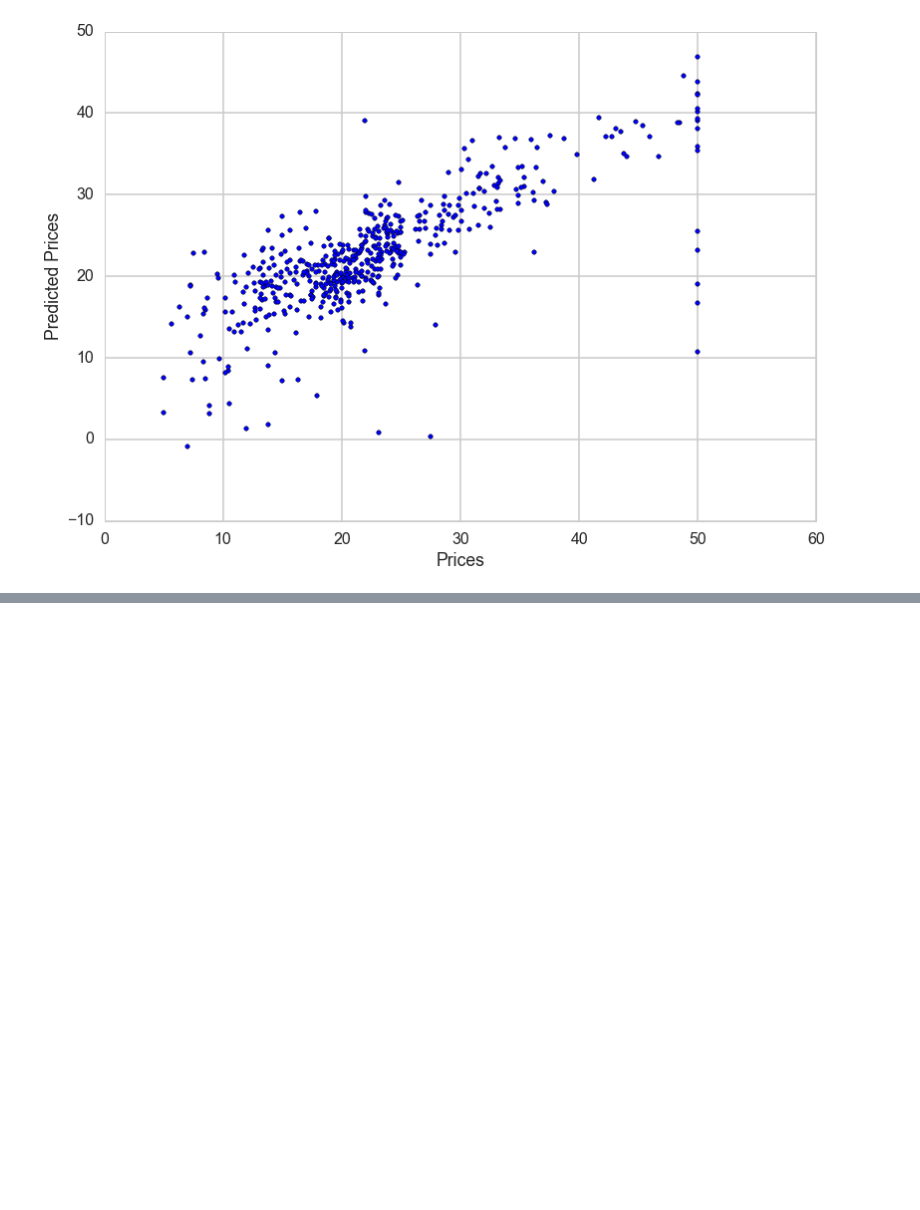
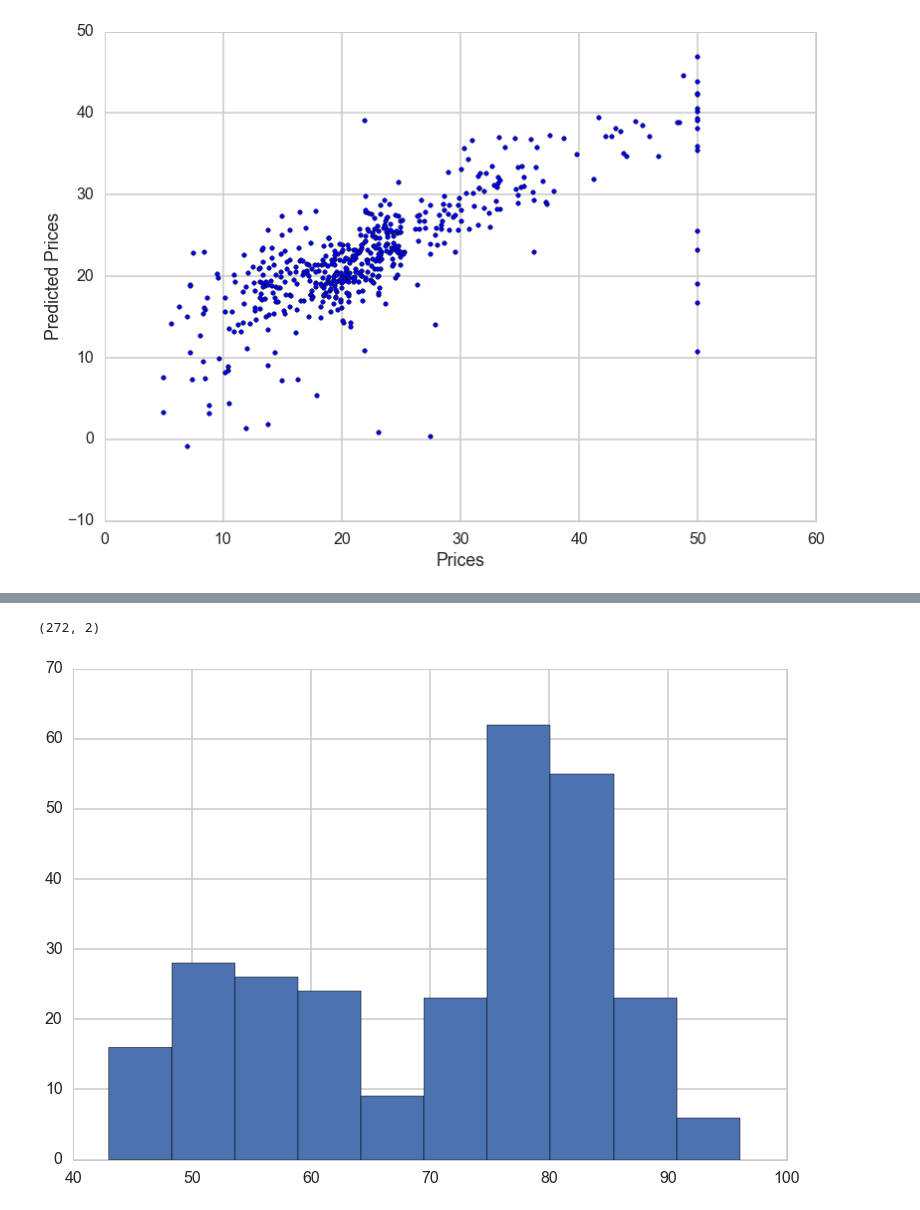
Before and after one commit to abhie19/Data-Analysis-Practice, a Jupyter notebook: Stats concept in python/Regression/Regression.ipynb, the cells around one changed output, grey strips where cells are left out. Saved outputs shown, nothing was run; the diff lists cells and outputs as text; code cells hidden in the pictures; blank space fills up the shorter version.

```diff
--- a/Stats concept in python/Regression/Regression.ipynb
+++ b/Stats concept in python/Regression/Regression.ipynb
@@ -284,0 +331,3 @@ plt.ylabel('Predicted Prices')
+# %%
+faithful = sm.datasets.get_rdataset("faithful")
+type(faithful)
@@ -284,0 +336,2 @@ plt.ylabel('Predicted Prices')
+# %%
+faithful = faithful.data
@@ -284,0 +347,9 @@ plt.ylabel('Predicted Prices')
+# %%
+faithful.shape
+# %% [output]
+(272, 2)
+# %%
+plt.hist(faithful.waiting)
+plt.show()
+# %% [output]
+[figure, added]
```
Also changed, not shown: parts of 14 cells of this notebook, 1 other file.
